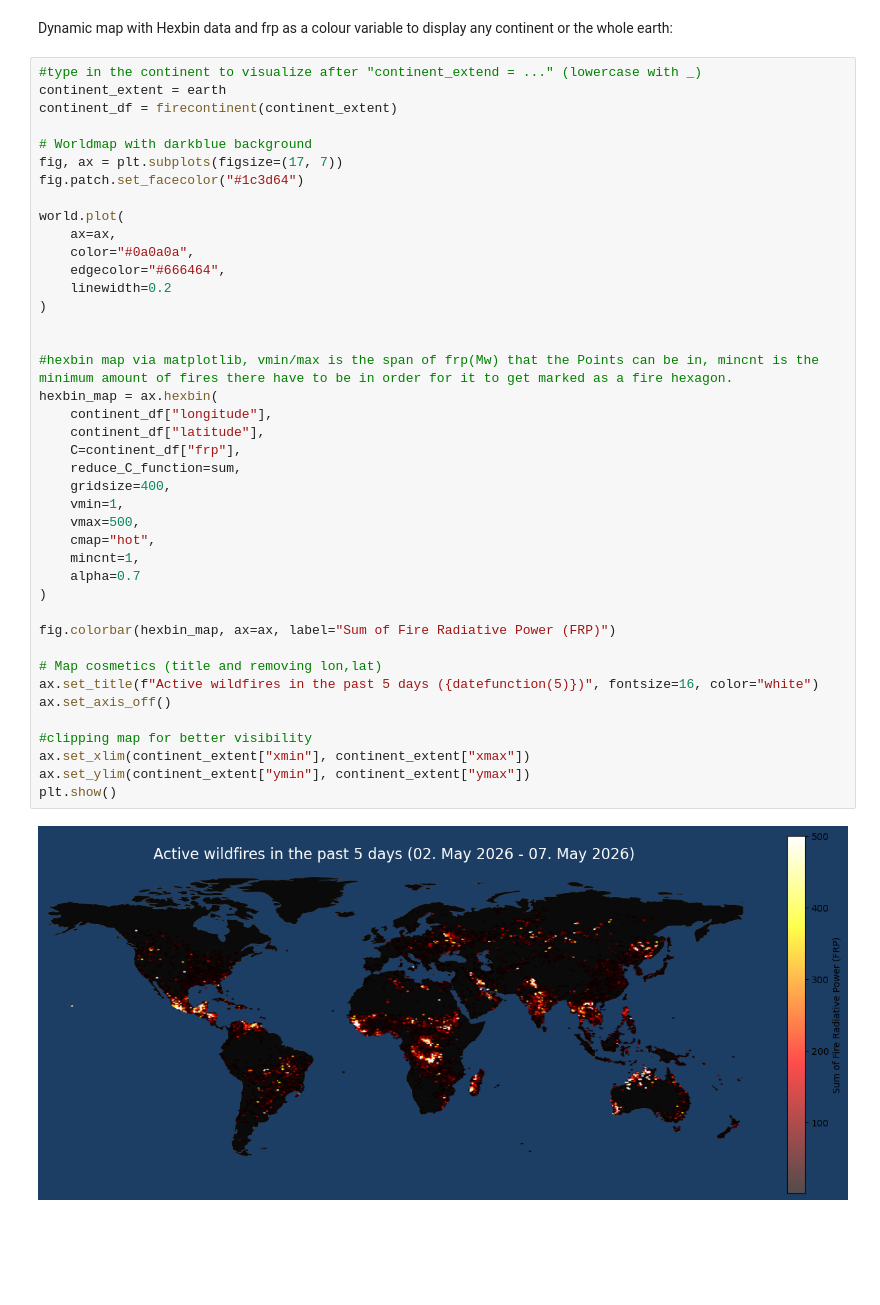
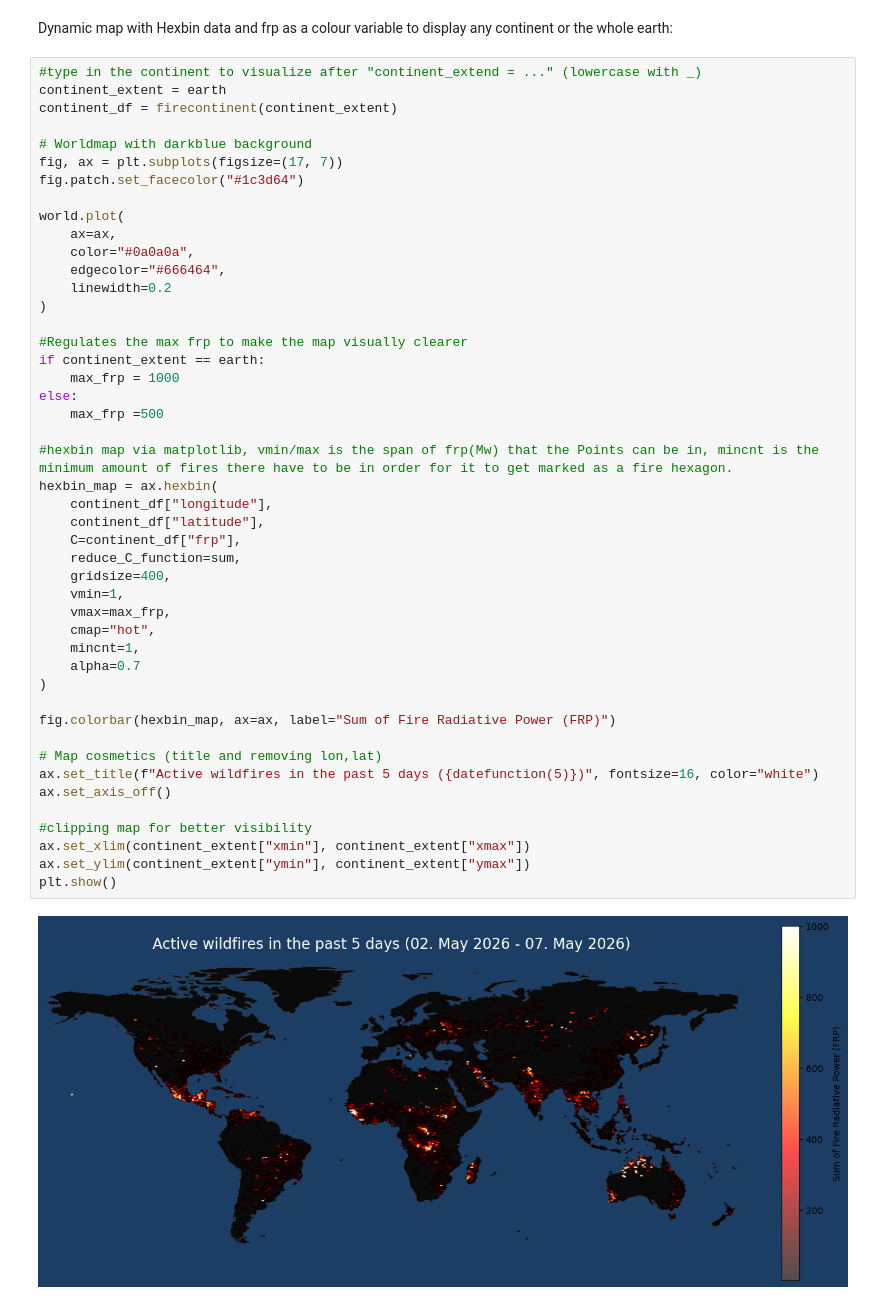
Before and after one commit to kaimuelle/Wildfires-Project, a Jupyter notebook: Notebook_wildfires.ipynb, the cells around one changed output. Drawn from its saved outputs; the diff is of its cells as text; blank space fills up the shorter version.

```diff
--- a/Notebook_wildfires.ipynb
+++ b/Notebook_wildfires.ipynb
@@ -149,32 +112,37 @@ world.plot(
     color="#0a0a0a",
     edgecolor="#666464",
     linewidth=0.2
 )
 
+#Regulates the max frp to make the map visually clearer
+if continent_extent == earth:
+    max_frp = 1000
+else:
+    max_frp =500
 
 #hexbin map via matplotlib, vmin/max is the span of frp(Mw) that the Points can be in, mincnt is the minimum amount of fires there have to be in order for it to get marked as a fire hexagon.
 hexbin_map = ax.hexbin(
     continent_df["longitude"],
     continent_df["latitude"],
     C=continent_df["frp"],
     reduce_C_function=sum,
     gridsize=400,
     vmin=1,
-    vmax=500,
+    vmax=max_frp,
     cmap="hot",
     mincnt=1,
     alpha=0.7
 )
 
 fig.colorbar(hexbin_map, ax=ax, label="Sum of Fire Radiative Power (FRP)")
 
 # Map cosmetics (title and removing lon,lat)
 ax.set_title(f"Active wildfires in the past 5 days ({datefunction(5)})", fontsize=16, color="white")
 ax.set_axis_off()
 
 #clipping map for better visibility
 ax.set_xlim(continent_extent["xmin"], continent_extent["xmax"])
 ax.set_ylim(continent_extent["ymin"], continent_extent["ymax"])
 plt.show()
 # %% [output]
-[figure, old version]
+[figure, new version]
```
Also changed, not shown: parts of 2 cells of this notebook.
